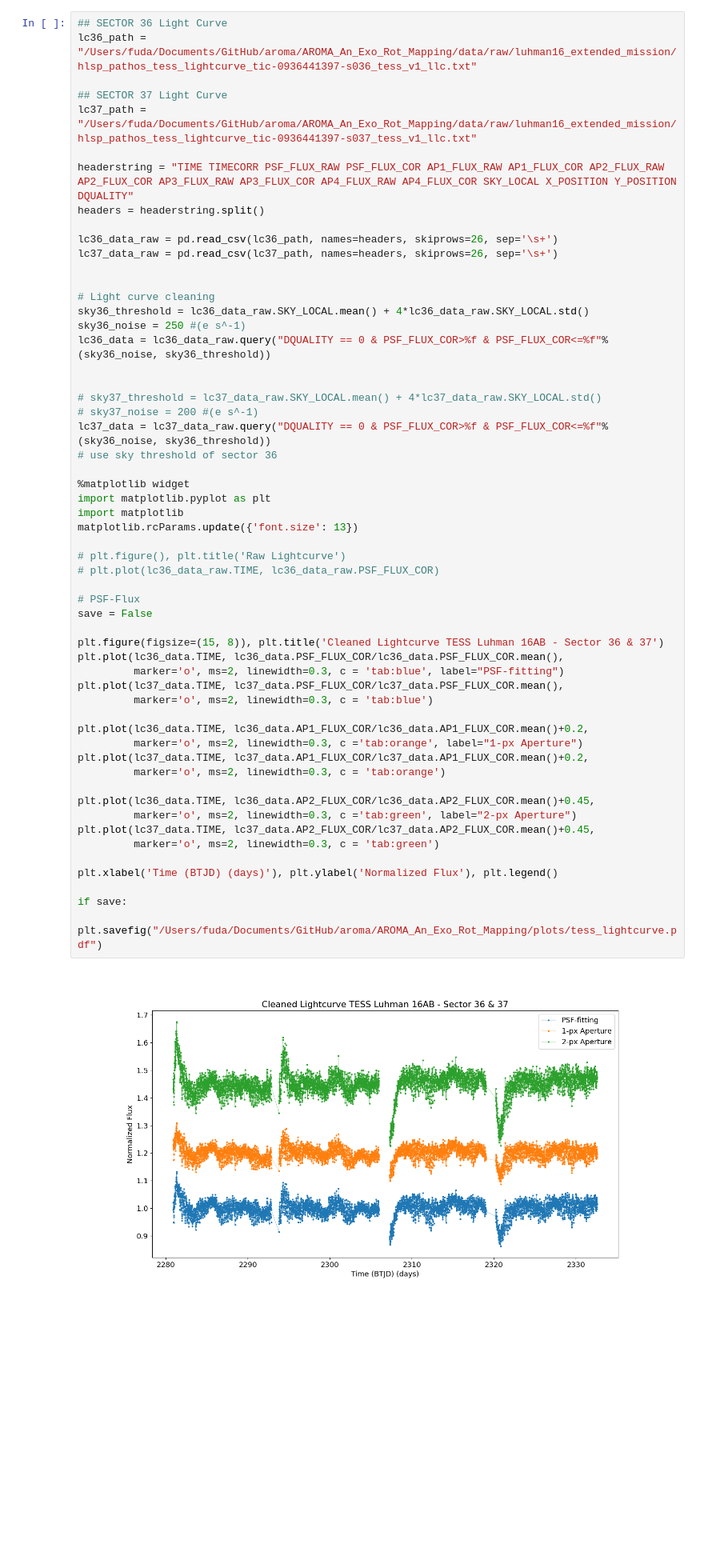
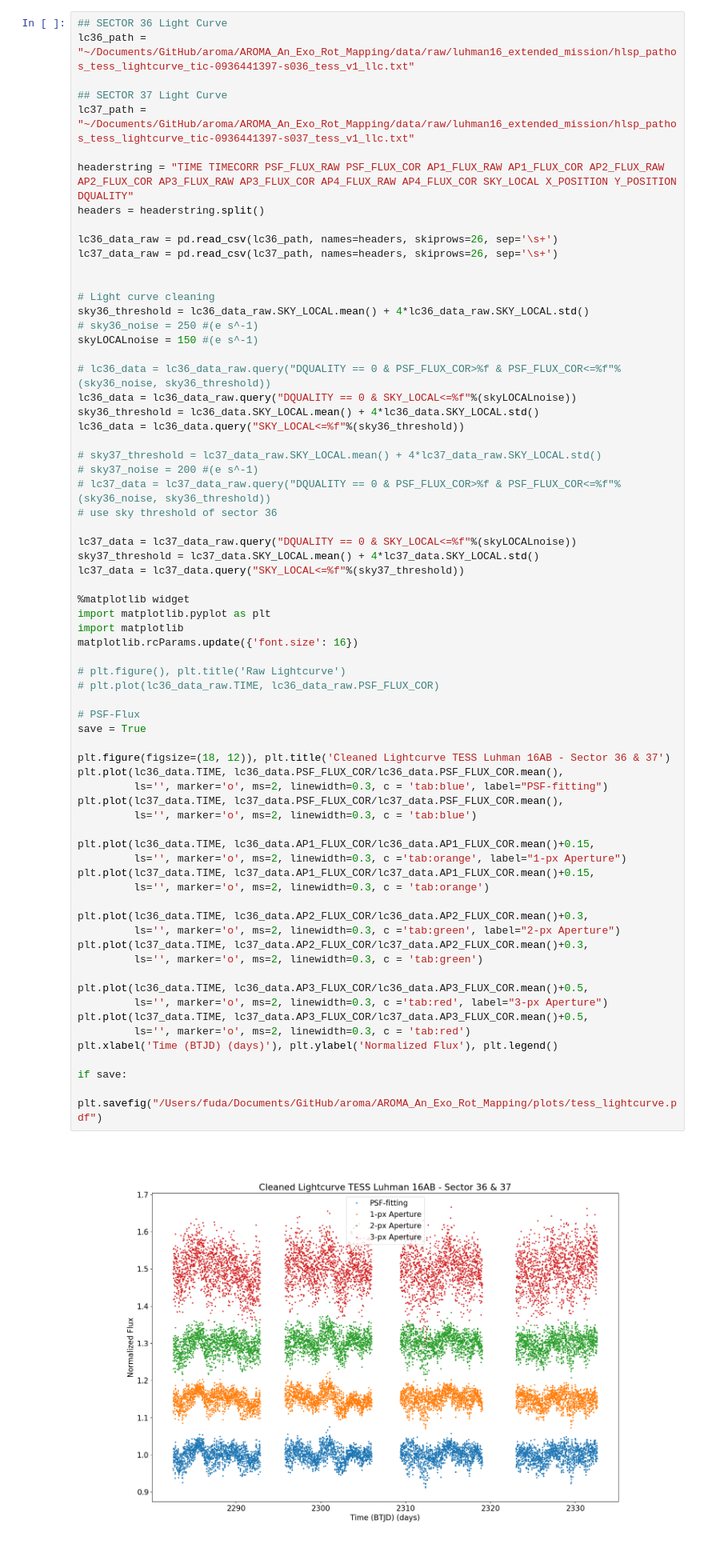
Before and after one commit to fudanguyen/aroma, a Jupyter notebook: AROMA_An_Exo_Rot_Mapping/notebooks/data_cleaning.ipynb, the cells around one changed output. Shown at 80% size. Drawn from its saved outputs; the diff is of its cells as text; blank space fills up the shorter version.

```diff
--- a/AROMA_An_Exo_Rot_Mapping/notebooks/data_cleaning.ipynb
+++ b/AROMA_An_Exo_Rot_Mapping/notebooks/data_cleaning.ipynb
@@ -26,10 +26,10 @@ Author: Mimmo (Domenico Nardiello)
     - and all the points with sky>200 or 250 e/s (Depends on how faint is the star... maybe in this case it's better 200 as threshold)
 # %%
 ## SECTOR 36 Light Curve
-lc36_path = "/Users/fuda/Documents/GitHub/aroma/AROMA_An_Exo_Rot_Mapping/data/raw/luhman16_extended_mission/hlsp_pathos_tess_lightcurve_tic-0936441397-s036_tess_v1_llc.txt"
+lc36_path = "~/Documents/GitHub/aroma/AROMA_An_Exo_Rot_Mapping/data/raw/luhman16_extended_mission/hlsp_pathos_tess_lightcurve_tic-0936441397-s036_tess_v1_llc.txt"
 
 ## SECTOR 37 Light Curve
-lc37_path = "/Users/fuda/Documents/GitHub/aroma/AROMA_An_Exo_Rot_Mapping/data/raw/luhman16_extended_mission/hlsp_pathos_tess_lightcurve_tic-0936441397-s037_tess_v1_llc.txt"
+lc37_path = "~/Documents/GitHub/aroma/AROMA_An_Exo_Rot_Mapping/data/raw/luhman16_extended_mission/hlsp_pathos_tess_lightcurve_tic-0936441397-s037_tess_v1_llc.txt"
 
 headerstring = "TIME TIMECORR PSF_FLUX_RAW PSF_FLUX_COR AP1_FLUX_RAW AP1_FLUX_COR AP2_FLUX_RAW AP2_FLUX_COR AP3_FLUX_RAW AP3_FLUX_COR AP4_FLUX_RAW AP4_FLUX_COR SKY_LOCAL X_POSITION Y_POSITION DQUALITY"
 headers = headerstring.split()
@@ -38,47 +38,59 @@ lc36_data_raw = pd.read_csv(lc36_path, names=headers, skiprows=26, sep='\s+')
 lc37_data_raw = pd.read_csv(lc37_path, names=headers, skiprows=26, sep='\s+')
 
 
 # Light curve cleaning
 sky36_threshold = lc36_data_raw.SKY_LOCAL.mean() + 4*lc36_data_raw.SKY_LOCAL.std()
-sky36_noise = 250 #(e s^-1)
-lc36_data = lc36_data_raw.query("DQUALITY == 0 & PSF_FLUX_COR>%f & PSF_FLUX_COR<=%f"%(sky36_noise, sky36_threshold))
+# sky36_noise = 250 #(e s^-1)
+skyLOCALnoise = 150 #(e s^-1)
 
+# lc36_data = lc36_data_raw.query("DQUALITY == 0 & PSF_FLUX_COR>%f & PSF_FLUX_COR<=%f"%(sky36_noise, sky36_threshold))
+lc36_data = lc36_data_raw.query("DQUALITY == 0 & SKY_LOCAL<=%f"%(skyLOCALnoise))
+sky36_threshold = lc36_data.SKY_LOCAL.mean() + 4*lc36_data.SKY_LOCAL.std()
+lc36_data = lc36_data.query("SKY_LOCAL<=%f"%(sky36_threshold))
 
 # sky37_threshold = lc37_data_raw.SKY_LOCAL.mean() + 4*lc37_data_raw.SKY_LOCAL.std()
 # sky37_noise = 200 #(e s^-1)
-lc37_data = lc37_data_raw.query("DQUALITY == 0 & PSF_FLUX_COR>%f & PSF_FLUX_COR<=%f"%(sky36_noise, sky36_threshold))
+# lc37_data = lc37_data_raw.query("DQUALITY == 0 & PSF_FLUX_COR>%f & PSF_FLUX_COR<=%f"%(sky36_noise, sky36_threshold))
 # use sky threshold of sector 36
+
+lc37_data = lc37_data_raw.query("DQUALITY == 0 & SKY_LOCAL<=%f"%(skyLOCALnoise))
+sky37_threshold = lc37_data.SKY_LOCAL.mean() + 4*lc37_data.SKY_LOCAL.std()
+lc37_data = lc37_data.query("SKY_LOCAL<=%f"%(sky37_threshold))
 
 %matplotlib widget
 import matplotlib.pyplot as plt
 import matplotlib
-matplotlib.rcParams.update({'font.size': 13})
+matplotlib.rcParams.update({'font.size': 16})
 
 # plt.figure(), plt.title('Raw Lightcurve')
 # plt.plot(lc36_data_raw.TIME, lc36_data_raw.PSF_FLUX_COR)
 
 # PSF-Flux
-save = False
+save = True
 
-plt.figure(figsize=(15, 8)), plt.title('Cleaned Lightcurve TESS Luhman 16AB - Sector 36 & 37')
+plt.figure(figsize=(18, 12)), plt.title('Cleaned Lightcurve TESS Luhman 16AB - Sector 36 & 37')
 plt.plot(lc36_data.TIME, lc36_data.PSF_FLUX_COR/lc36_data.PSF_FLUX_COR.mean(),
-         marker='o', ms=2, linewidth=0.3, c = 'tab:blue', label="PSF-fitting")
+         ls='', marker='o', ms=2, linewidth=0.3, c = 'tab:blue', label="PSF-fitting")
 plt.plot(lc37_data.TIME, lc37_data.PSF_FLUX_COR/lc37_data.PSF_FLUX_COR.mean(),
-         marker='o', ms=2, linewidth=0.3, c = 'tab:blue')
+         ls='', marker='o', ms=2, linewidth=0.3, c = 'tab:blue')
 
-plt.plot(lc36_data.TIME, lc36_data.AP1_FLUX_COR/lc36_data.AP1_FLUX_COR.mean()+0.2,
-         marker='o', ms=2, linewidth=0.3, c ='tab:orange', label="1-px Aperture")
-plt.plot(lc37_data.TIME, lc37_data.AP1_FLUX_COR/lc37_data.AP1_FLUX_COR.mean()+0.2,
-         marker='o', ms=2, linewidth=0.3, c = 'tab:orange')
+plt.plot(lc36_data.TIME, lc36_data.AP1_FLUX_COR/lc36_data.AP1_FLUX_COR.mean()+0.15,
+         ls='', marker='o', ms=2, linewidth=0.3, c ='tab:orange', label="1-px Aperture")
+plt.plot(lc37_data.TIME, lc37_data.AP1_FLUX_COR/lc37_data.AP1_FLUX_COR.mean()+0.15,
+         ls='', marker='o', ms=2, linewidth=0.3, c = 'tab:orange')
 
-plt.plot(lc36_data.TIME, lc36_data.AP2_FLUX_COR/lc36_data.AP2_FLUX_COR.mean()+0.45,
-         marker='o', ms=2, linewidth=0.3, c ='tab:green', label="2-px Aperture")
-plt.plot(lc37_data.TIME, lc37_data.AP2_FLUX_COR/lc37_data.AP2_FLUX_COR.mean()+0.45,
-         marker='o', ms=2, linewidth=0.3, c = 'tab:green')
+plt.plot(lc36_data.TIME, lc36_data.AP2_FLUX_COR/lc36_data.AP2_FLUX_COR.mean()+0.3,
+         ls='', marker='o', ms=2, linewidth=0.3, c ='tab:green', label="2-px Aperture")
+plt.plot(lc37_data.TIME, lc37_data.AP2_FLUX_COR/lc37_data.AP2_FLUX_COR.mean()+0.3,
+         ls='', marker='o', ms=2, linewidth=0.3, c = 'tab:green')
 
+plt.plot(lc36_data.TIME, lc36_data.AP3_FLUX_COR/lc36_data.AP3_FLUX_COR.mean()+0.5,
+         ls='', marker='o', ms=2, linewidth=0.3, c ='tab:red', label="3-px Aperture")
+plt.plot(lc37_data.TIME, lc37_data.AP3_FLUX_COR/lc37_data.AP3_FLUX_COR.mean()+0.5,
+         ls='', marker='o', ms=2, linewidth=0.3, c = 'tab:red')
 plt.xlabel('Time (BTJD) (days)'), plt.ylabel('Normalized Flux'), plt.legend()
 
 if save:
     plt.savefig("/Users/fuda/Documents/GitHub/aroma/AROMA_An_Exo_Rot_Mapping/plots/tess_lightcurve.pdf")
 # %% [output]
-[figure, old version]
+[figure, new version]
```
Also changed, not shown: parts of 4 cells of this notebook, 13 other files.
